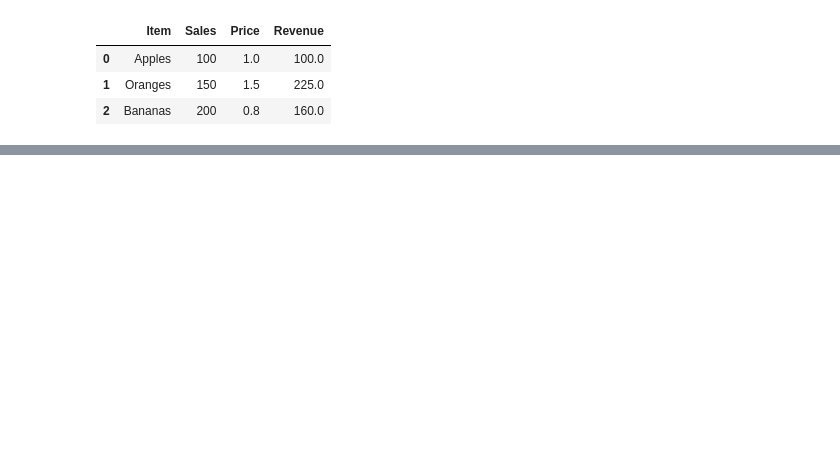
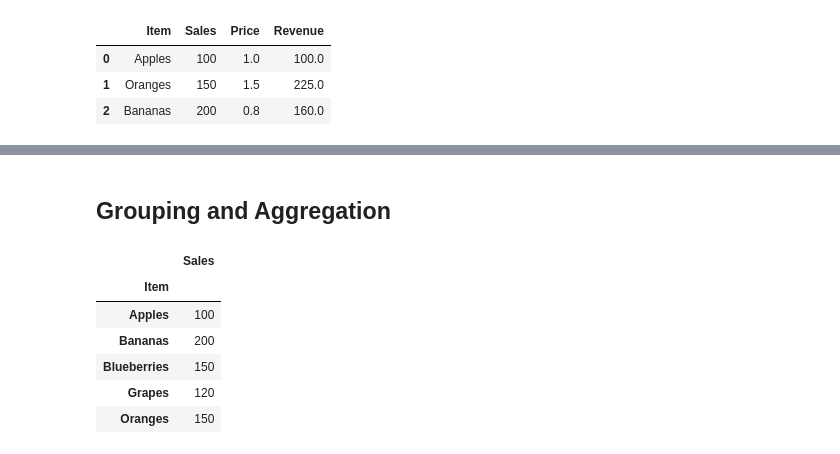
Before and after one commit to ShaonBhattaShuvo/Artificial_Intelligence_with_Python, a Jupyter notebook: Numpy_and_Pandas/Pandas.ipynb, the cells around one changed output, grey strips where cells are left out. Cells and saved outputs as stored; diff of their text form; code cells hidden in the pictures; blank space fills up the shorter version.

```diff
--- a/Numpy_and_Pandas/Pandas.ipynb
+++ b/Numpy_and_Pandas/Pandas.ipynb
@@ -183,0 +208,14 @@ df.head(3)
+# %% [markdown]
+## Grouping and Aggregation
+# %%
+#Group by a column and aggregate
+group_df = df.groupby('Item').agg({'Sales':'sum'})
+group_df.head()
+# %% [output]
+|  | Sales |
+| Item |  |
+| Apples | 100 |
+| Bananas | 200 |
+| Blueberries | 150 |
+| Grapes | 120 |
+| Oranges | 150 |
```
Also changed, not shown: parts of 8 cells of this notebook, 3 other files.
